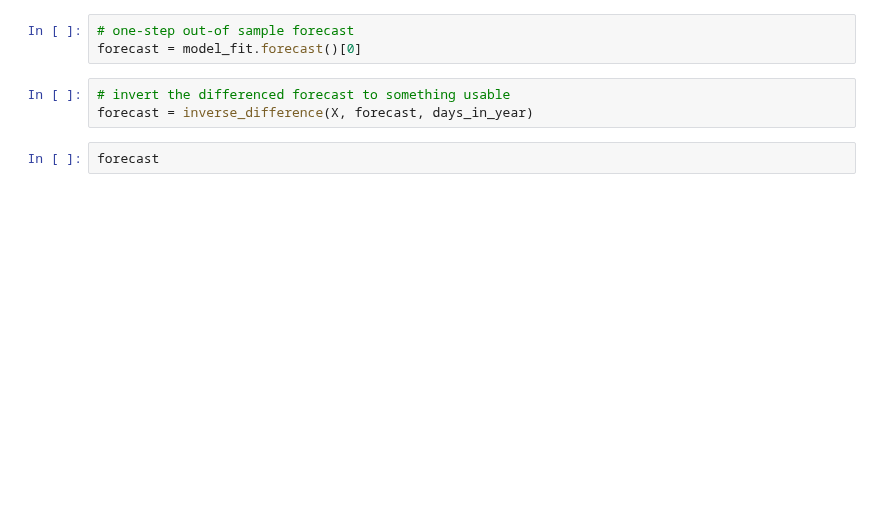
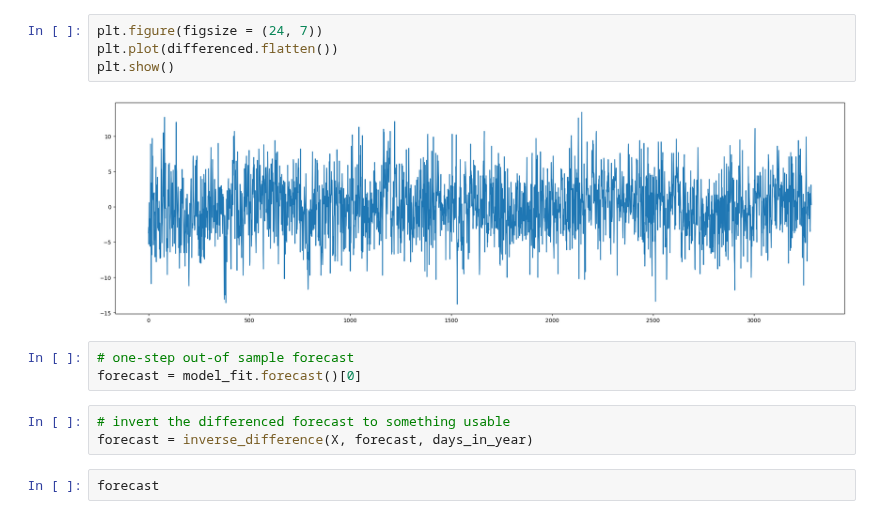
Before and after one commit to alaricespina/Thesis-Repository, a Jupyter notebook: Experimentation - Auto Regressive/StatsModels ARIMA Temperature.ipynb, the cells around one changed output. Saved outputs shown, nothing was run; the diff lists cells and outputs as text; blank space fills up the shorter version.

```diff
--- a/Experimentation - Auto Regressive/StatsModels ARIMA Temperature.ipynb
+++ b/Experimentation - Auto Regressive/StatsModels ARIMA Temperature.ipynb
@@ -88,3 +69,9 @@ Warnings:
+# %%
+plt.figure(figsize = (24, 7))
+plt.plot(differenced.flatten())
+plt.show()
+# %% [output]
+[figure, added]
 # %%
 # one-step out-of sample forecast
 forecast = model_fit.forecast()[0]
```
Also changed, not shown: parts of 13 cells of this notebook, 5 other files.
